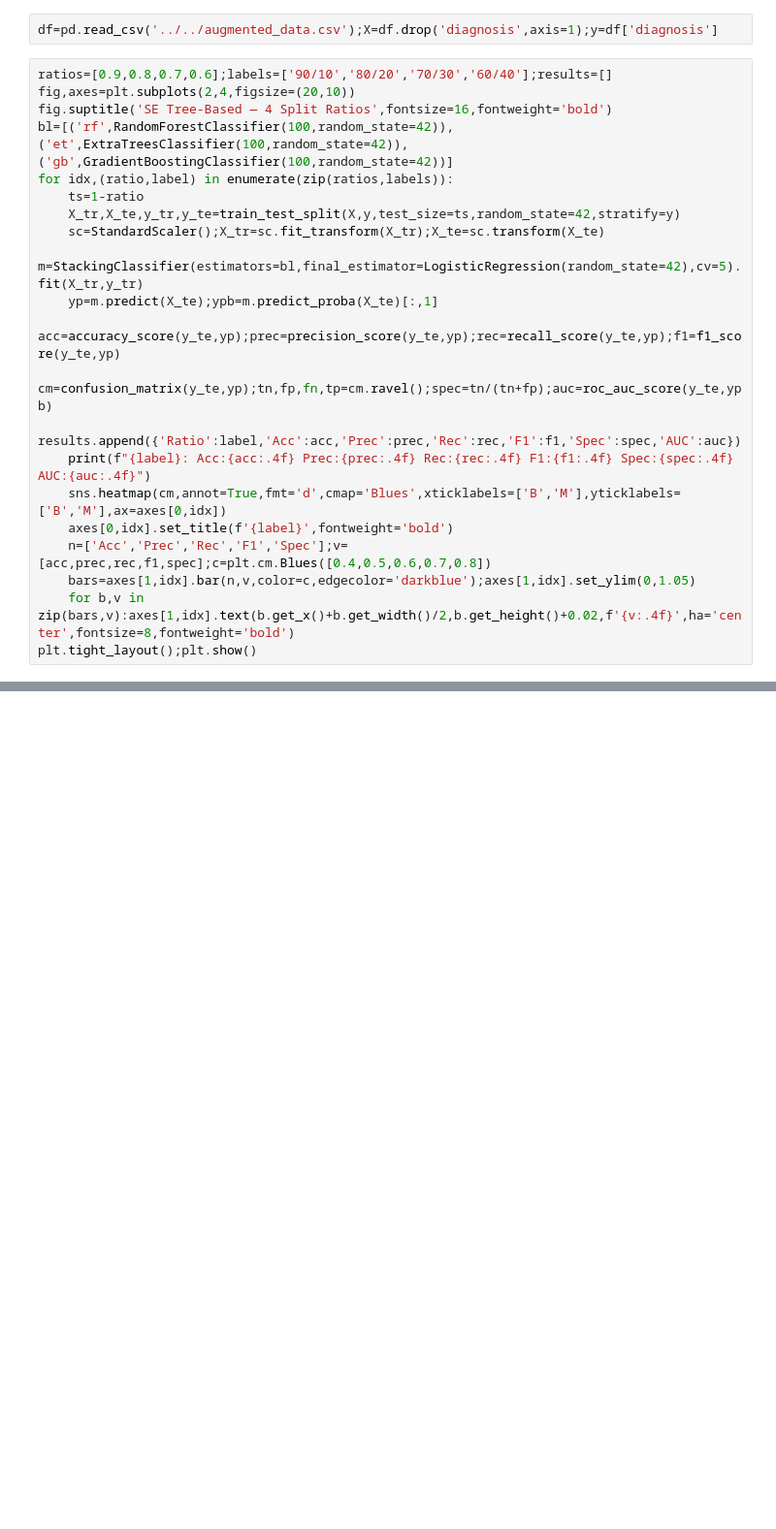
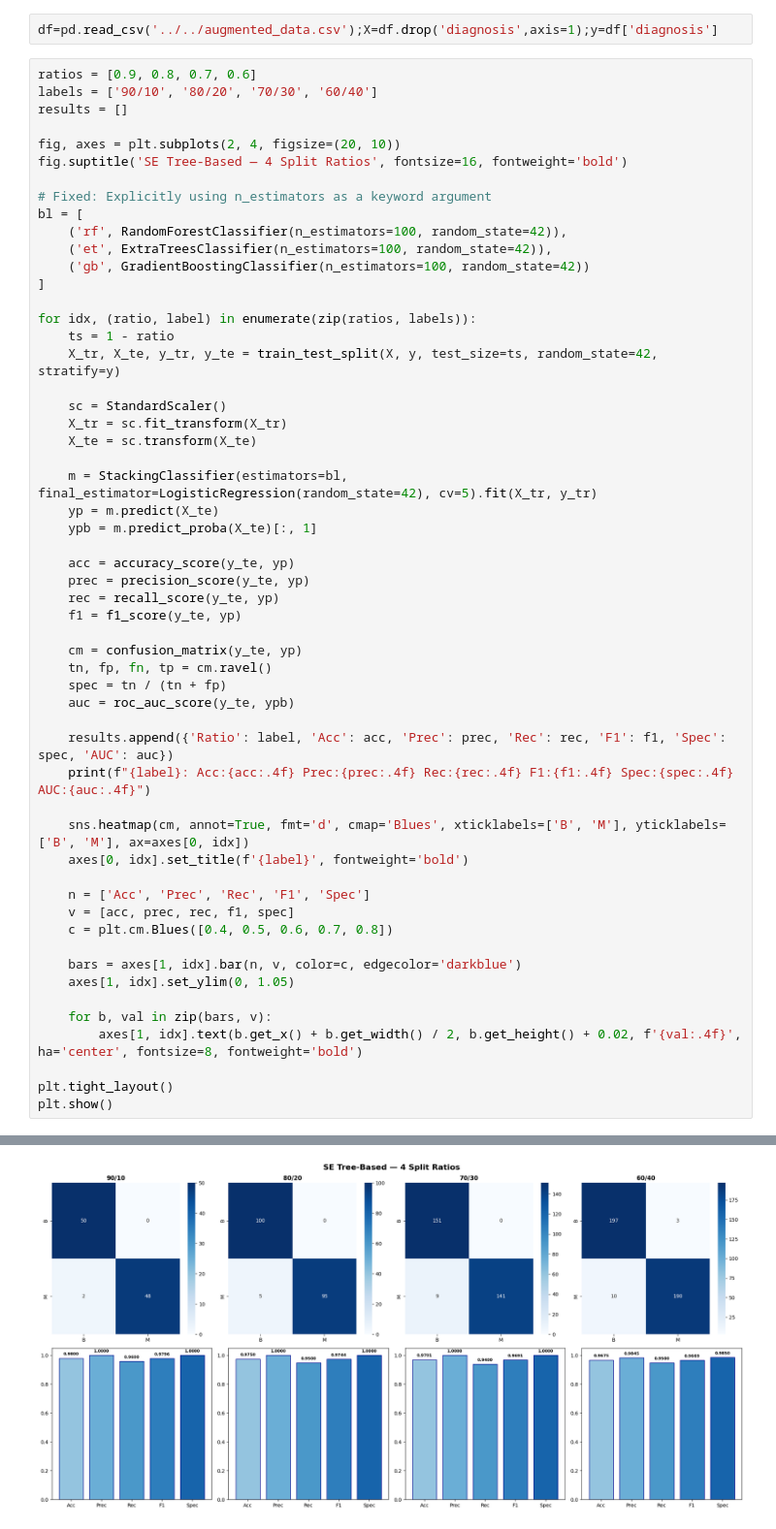
Before and after one commit to raaji9/FYRP-11, a Jupyter notebook: Stacking Ensemble/Ratio/se_tree_based.ipynb, the cells around one changed output, grey strips where cells are left out. Shown at 97% size. Saved outputs shown, nothing was run; the diff lists cells and outputs as text; blank space fills up the shorter version.

Commit message:
result

```diff
--- a/Stacking Ensemble/Ratio/se_tree_based.ipynb
+++ b/Stacking Ensemble/Ratio/se_tree_based.ipynb
@@ -12,23 +12,58 @@ import warnings;warnings.filterwarnings('ignore')
 # %%
 df=pd.read_csv('../../augmented_data.csv');X=df.drop('diagnosis',axis=1);y=df['diagnosis']
 # %%
-ratios=[0.9,0.8,0.7,0.6];labels=['90/10','80/20','70/30','60/40'];results=[]
-fig,axes=plt.subplots(2,4,figsize=(20,10))
-fig.suptitle('SE Tree-Based — 4 Split Ratios',fontsize=16,fontweight='bold')
-bl=[('rf',RandomForestClassifier(100,random_state=42)),('et',ExtraTreesClassifier(100,random_state=42)),('gb',GradientBoostingClassifier(100,random_state=42))]
-for idx,(ratio,label) in enumerate(zip(ratios,labels)):
-    ts=1-ratio
-    X_tr,X_te,y_tr,y_te=train_test_split(X,y,test_size=ts,random_state=42,stratify=y)
-    sc=StandardScaler();X_tr=sc.fit_transform(X_tr);X_te=sc.transform(X_te)
-    m=StackingClassifier(estimators=bl,final_estimator=LogisticRegression(random_state=42),cv=5).fit(X_tr,y_tr)
-    yp=m.predict(X_te);ypb=m.predict_proba(X_te)[:,1]
-    acc=accuracy_score(y_te,yp);prec=precision_score(y_te,yp);rec=recall_score(y_te,yp);f1=f1_score(y_te,yp)
-    cm=confusion_matrix(y_te,yp);tn,fp,fn,tp=cm.ravel();spec=tn/(tn+fp);auc=roc_auc_score(y_te,ypb)
-    results.append({'Ratio':label,'Acc':acc,'Prec':prec,'Rec':rec,'F1':f1,'Spec':spec,'AUC':auc})
+ratios = [0.9, 0.8, 0.7, 0.6]
+labels = ['90/10', '80/20', '70/30', '60/40']
+results = []
+
+fig, axes = plt.subplots(2, 4, figsize=(20, 10))
+fig.suptitle('SE Tree-Based — 4 Split Ratios', fontsize=16, fontweight='bold')
+
+# Fixed: Explicitly using n_estimators as a keyword argument
+bl = [
+    ('rf', RandomForestClassifier(n_estimators=100, random_state=42)),
+    ('et', ExtraTreesClassifier(n_estimators=100, random_state=42)),
+    ('gb', GradientBoostingClassifier(n_estimators=100, random_state=42))
+]
+
+for idx, (ratio, label) in enumerate(zip(ratios, labels)):
+    ts = 1 - ratio
+    X_tr, X_te, y_tr, y_te = train_test_split(X, y, test_size=ts, random_state=42, stratify=y)
+
+    sc = StandardScaler()
+    X_tr = sc.fit_transform(X_tr)
+    X_te = sc.transform(X_te)
+
+    m = StackingClassifier(estimators=bl, final_estimator=LogisticRegression(random_state=42), cv=5).fit(X_tr, y_tr)
+    yp = m.predict(X_te)
+    ypb = m.predict_proba(X_te)[:, 1]
+
+    acc = accuracy_score(y_te, yp)
+    prec = precision_score(y_te, yp)
+    rec = recall_score(y_te, yp)
+    f1 = f1_score(y_te, yp)
+
+    cm = confusion_matrix(y_te, yp)
+    tn, fp, fn, tp = cm.ravel()
+    spec = tn / (tn + fp)
+    auc = roc_auc_score(y_te, ypb)
+
+    results.append({'Ratio': label, 'Acc': acc, 'Prec': prec, 'Rec': rec, 'F1': f1, 'Spec': spec, 'AUC': auc})
     print(f"{label}: Acc:{acc:.4f} Prec:{prec:.4f} Rec:{rec:.4f} F1:{f1:.4f} Spec:{spec:.4f} AUC:{auc:.4f}")
-    sns.heatmap(cm,annot=True,fmt='d',cmap='Blues',xticklabels=['B','M'],yticklabels=['B','M'],ax=axes[0,idx])
-    axes[0,idx].set_title(f'{label}',fontweight='bold')
-    n=['Acc','Prec','Rec','F1','Spec'];v=[acc,prec,rec,f1,spec];c=plt.cm.Blues([0.4,0.5,0.6,0.7,0.8])
-    bars=axes[1,idx].bar(n,v,color=c,edgecolor='darkblue');axes[1,idx].set_ylim(0,1.05)
-    for b,v in zip(bars,v):axes[1,idx].text(b.get_x()+b.get_width()/2,b.get_height()+0.02,f'{v:.4f}',ha='center',fontsize=8,fontweight='bold')
-plt.tight_layout();plt.show()
+
+    sns.heatmap(cm, annot=True, fmt='d', cmap='Blues', xticklabels=['B', 'M'], yticklabels=['B', 'M'], ax=axes[0, idx])
+    axes[0, idx].set_title(f'{label}', fontweight='bold')
+
+    n = ['Acc', 'Prec', 'Rec', 'F1', 'Spec']
+    v = [acc, prec, rec, f1, spec]
+    c = plt.cm.Blues([0.4, 0.5, 0.6, 0.7, 0.8])
+
+    bars = axes[1, idx].bar(n, v, color=c, edgecolor='darkblue')
+    axes[1, idx].set_ylim(0, 1.05)
+
+    for b, val in zip(bars, v):
+        axes[1, idx].text(b.get_x() + b.get_width() / 2, b.get_height() + 0.02, f'{val:.4f}', ha='center', fontsize=8, fontweight='bold')
+
+plt.tight_layout()
+plt.show()
+# %% [output]
@@ -35,3 +74,4 @@ plt.tight_layout();plt.show()
+[figure, added]
 # %%
 res_df=pd.DataFrame(results).set_index('Ratio')
 print("SE Tree — Ratio Comparison\n","="*50,sep='')
```
Also changed, not shown: parts of 2 cells of this notebook, 6 other files.
